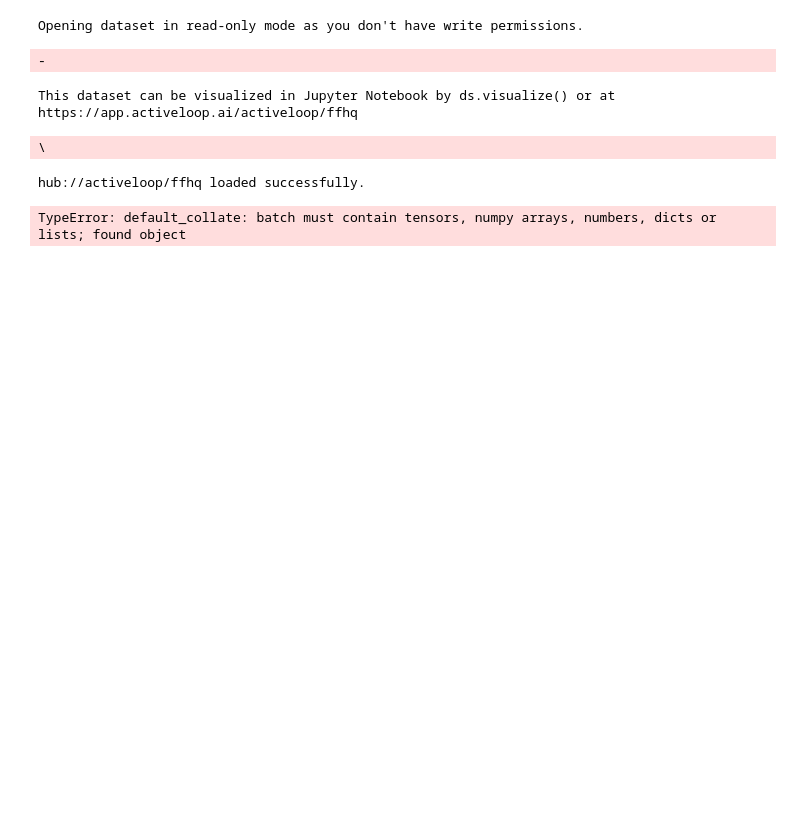
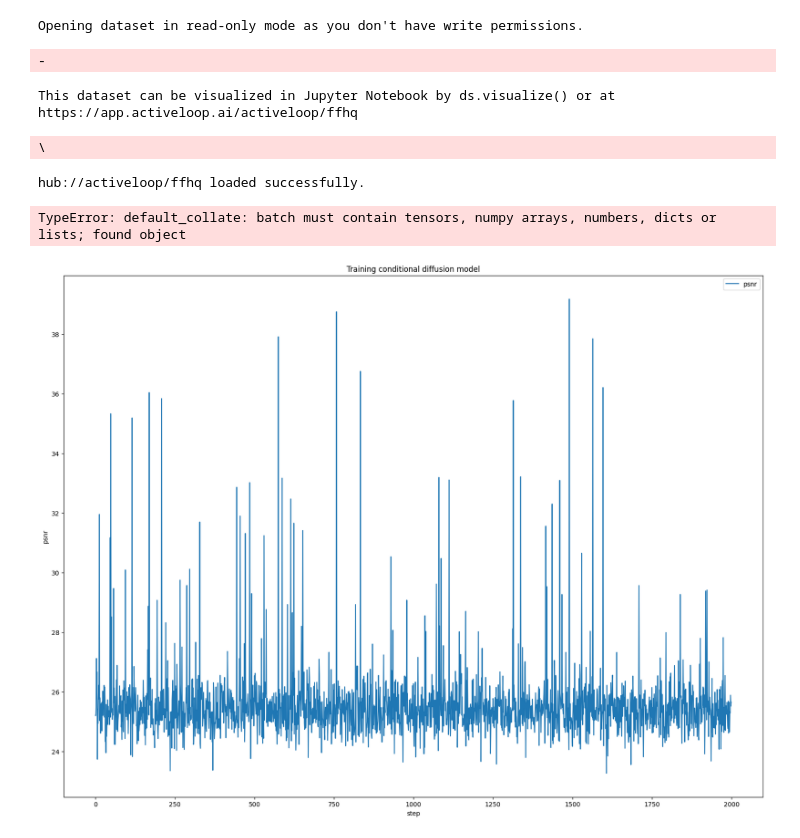
Before and after one commit to charles-kmc/UD2M, a Jupyter notebook: main.ipynb, the cells around one changed output. Drawn from its saved outputs; the diff is of its cells as text; code cells hidden in the pictures; blank space fills up the shorter version.

```diff
--- a/main.ipynb
+++ b/main.ipynb
@@ -447,0 +446,18 @@ from
+# %%
+import pandas as pd
+import matplotlib.pyplot as plt
+import numpy as np
+
+
+data = pd.read_csv("psnrs.csv")
+# %%
+psnr_val = data["date_2024-10-06 14:36:04_task_debur_lr_3e-06_rank_10 - psnr"].values[:2000]
+fig = plt.figure(figsize=(20,15))
+plt.plot(range(len(psnr_val)), psnr_val, label = "psnr")
+plt.xlabel("step")
+plt.ylabel("psnr")
+plt.legend()
+plt.title("Training conditional diffusion model")
+plt.show()
+# %% [output]
+[figure, added]
```
Also changed, not shown: parts of 1 cell of this notebook, 6 other files.
